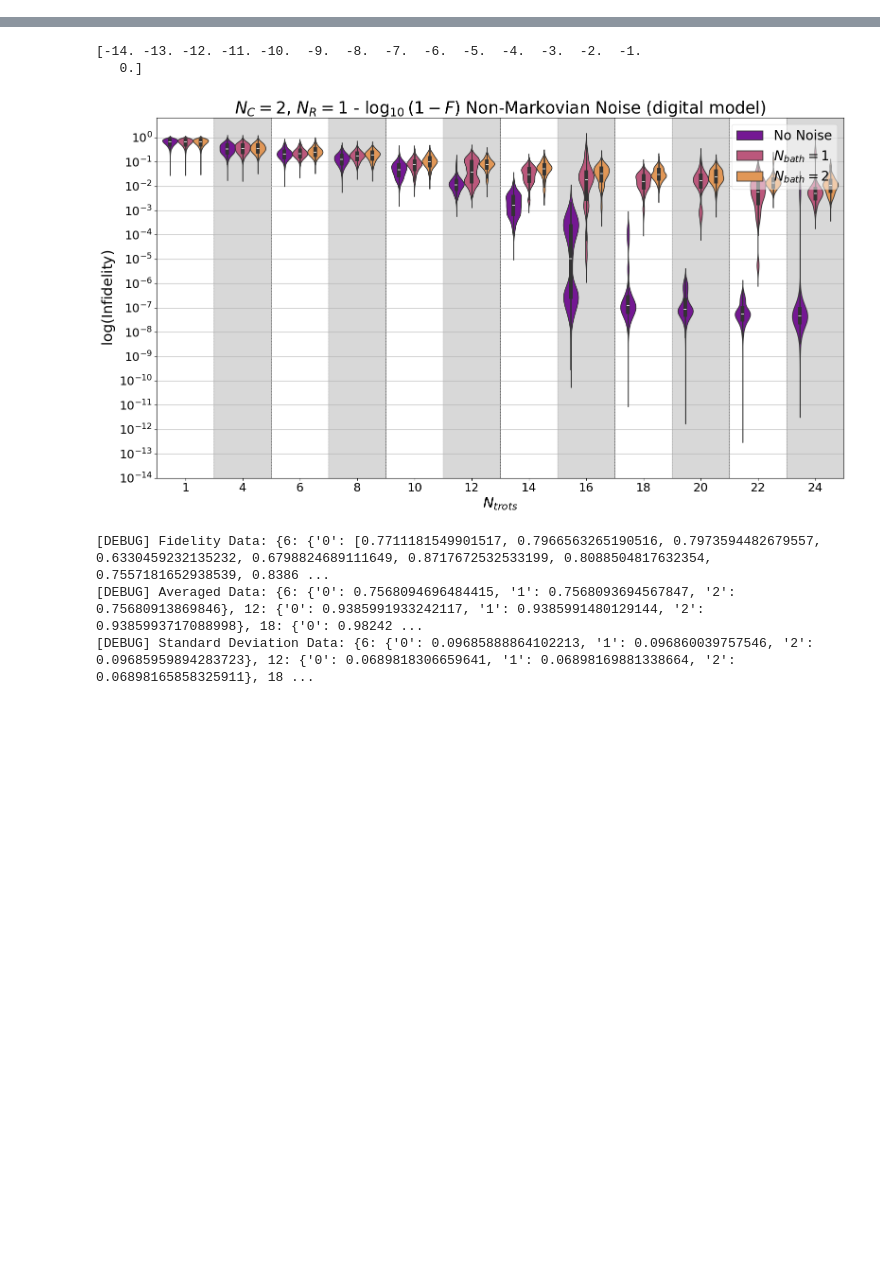
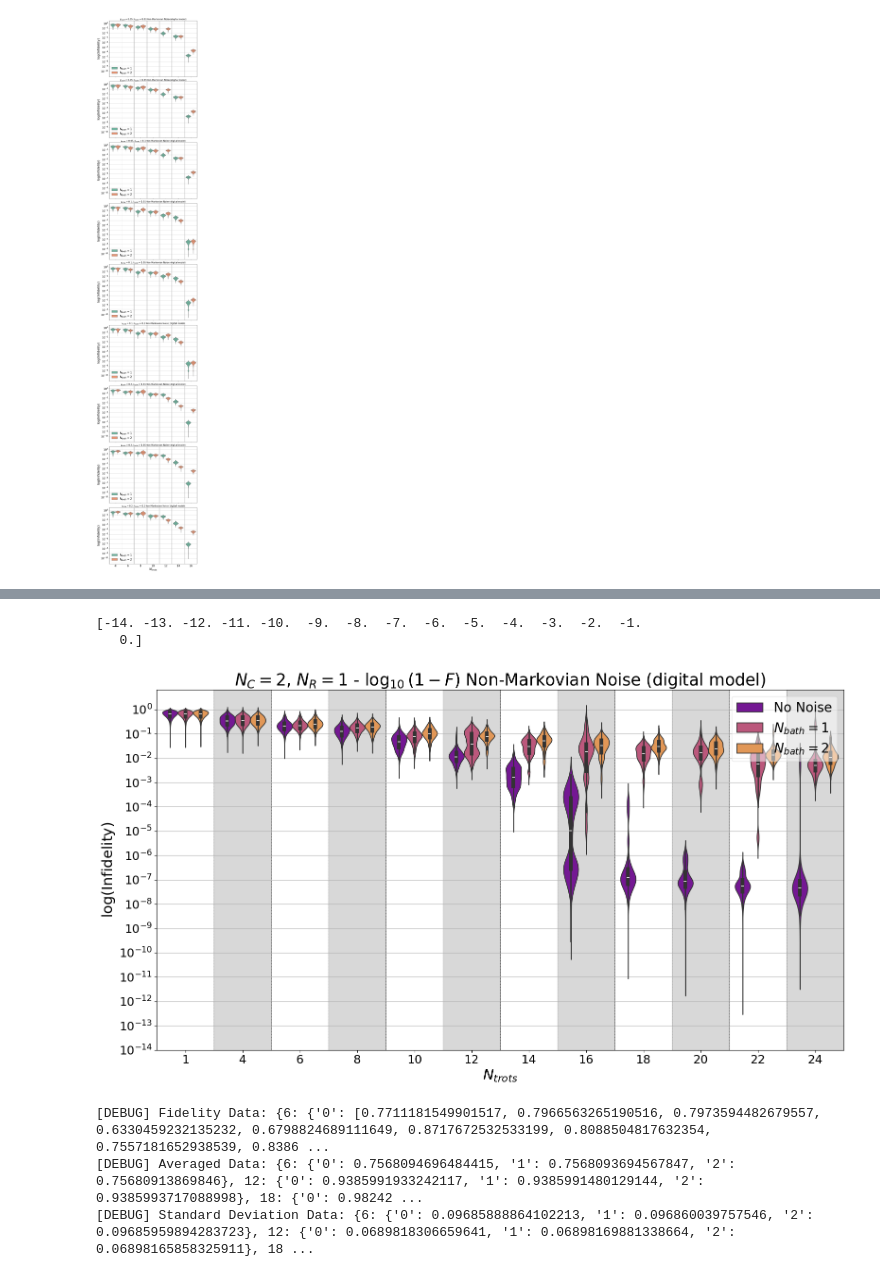
Before and after one commit to sophieblock/qrc, a Jupyter notebook: digital_noise.ipynb, the cells around one changed output, grey strips where cells are left out. Saved outputs shown, nothing was run; the diff lists cells and outputs as text; code cells hidden in the pictures; blank space fills up the shorter version.

```diff
--- a/digital_noise.ipynb
+++ b/digital_noise.ipynb
@@ -387,0 +950,95 @@ for trotter_step, res_data in infidelity_data.items():
+# %%
+def plot_infidelity_by_scales(data_df, N_C=1, trotter_steps=None):
+    """
+    Plot infidelity (log scale) for different combinations of gamma_scale and lambda_scale.
+
+    Args:
+        data_df (DataFrame): The DataFrame containing extracted data.
+        N_C (int): The number of control qubits to filter the data by.
+        trotter_steps (list): A list of specific trotter steps to filter and plot. If None, all steps are used.
+    """
+    # Filter data for the specific number of control qubits
+    data_Nc = data_df[data_df['N_C'] == N_C]
+
+    # Filter by specified trotter steps if provided
+    if trotter_steps is not None:
+        data_Nc = data_Nc[data_Nc['Trotter_Step'].isin(trotter_steps)]
+
+    # Get unique combinations of gamma_scale and lambda_scale
+    unique_combinations = data_Nc.groupby(['gamma_scale', 'lambda_scale']).size().index.tolist()
+
+    # Create subplots for each unique combination
+    nrows = len(unique_combinations)
+    fig, axes = plt.subplots(
+        nrows=nrows, figsize=(10, 6 * nrows), sharex=True, sharey=True, constrained_layout=True
+    )
+
+    # Ensure axes is always iterable
+    if nrows == 1:
+        axes = [axes]
+
+    # Iterate over each unique combination and plot
+    for ax, (gamma_scale, lambda_scale) in zip(axes, unique_combinations):
+        df_to_plot = data_Nc[
+            (data_Nc['gamma_scale'] == gamma_scale) & (data_Nc['lambda_scale'] == lambda_scale)
+        ]
+
+        all_test_results = df_to_plot.explode('Error_Test_Results').reset_index()
+        all_test_results['Log(Infidelity)'] = all_test_results['Error_Test_Results']
+
+        # Add vertical strips of color for trotter steps
+        unique_trotter_steps = sorted(all_test_results['Trotter_Step'].unique())
+        positions = range(1, len(unique_trotter_steps) + 1)
+        for i, pos in enumerate(positions):
+            ax.axvline(x=pos - 0.5, color='black', linestyle='-', linewidth=0.8, zorder=0)
+
+        sns.violinplot(
+            x='Trotter_Step',
+            y='Log(Infidelity)',
+            hue='Bath',
+            data=all_test_results,
+            ax=ax,
+            density_norm='width',
+            palette='Set2',
+            inner="quart",
+            zorder=2
+        )
+
+        # Customize legend
+        handles, labels = ax.get_legend_handles_labels()
+        new_labels = ['No Noise' if int(label) == 0 else f'$N_{{bath}} = {label}$' for label in labels]
+        ax.legend(handles, new_labels, title_fontsize=16, loc='lower left', fontsize=20, fancybox=True, framealpha=0.5)
+
+        # Customize grid and title
+        ax.yaxis.grid(True, zorder=1)
+        ax.xaxis.grid(False)
+
+        ax.set_title(
+            f'$\\gamma_{{scale}} = {gamma_scale}, \\lambda_{{scale}} = {lambda_scale}$ Non-Markovian Noise (digital model)',
+            fontsize=15
+        )
+        ax.set_xlabel('$N_{trots}$', fontsize=22)
+        ax.set_ylabel(r'$\log(\text{Infidelity})$', fontsize=22)
+
+        # Adjust Y-ticks for log scale
+        y_ticks = ax.get_yticks()
+        whole_y_ticks = [tick for tick in y_ticks if tick == int(tick) and tick <= 0]
+        min_tick = min(whole_y_ticks)
+        max_tick = max(whole_y_ticks)
+        whole_y_ticks = np.arange(min_tick, max_tick + 1, 1)
+
+        ax.set_yticks(whole_y_ticks)
+        ax.set_yticklabels([f'$10^{{{int(tick)}}}$' for tick in whole_y_ticks])
+
+        # Adjust tick sizes
+        ax.tick_params(axis='y', labelsize=18)
+        ax.tick_params(axis='x', labelsize=18)
+
+    plt.tight_layout()
+    plt.show()
+
+
+# Example call with specific trotter steps
+plot_infidelity_by_scales(all_data_df, N_C=2,  trotter_steps=[4, 8, 12,16])
+# %% [output]
+[figure, added]
```
Also changed, not shown: parts of 11 cells of this notebook, 1 other file.
